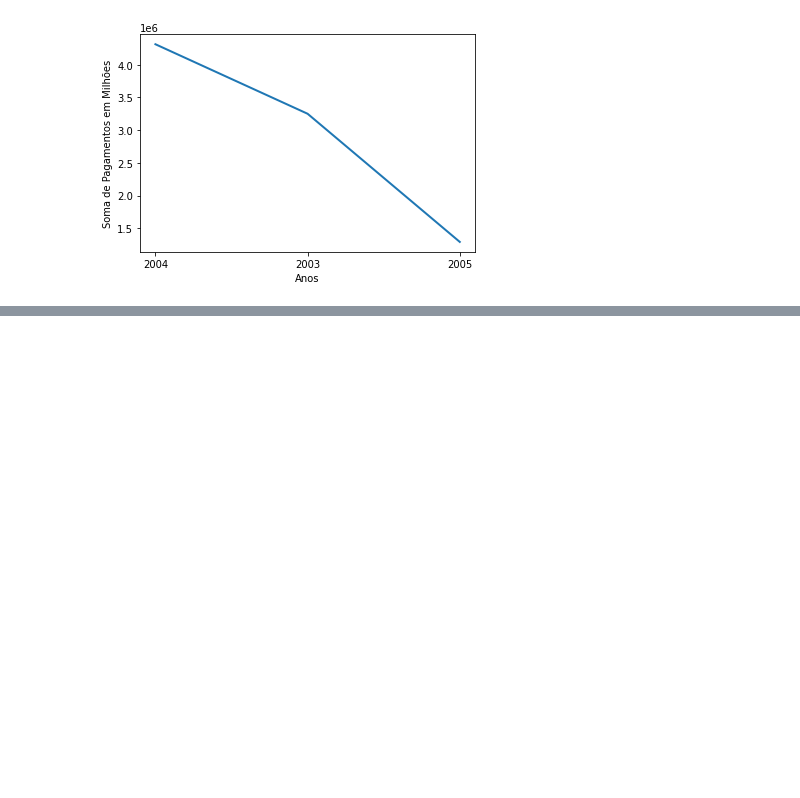
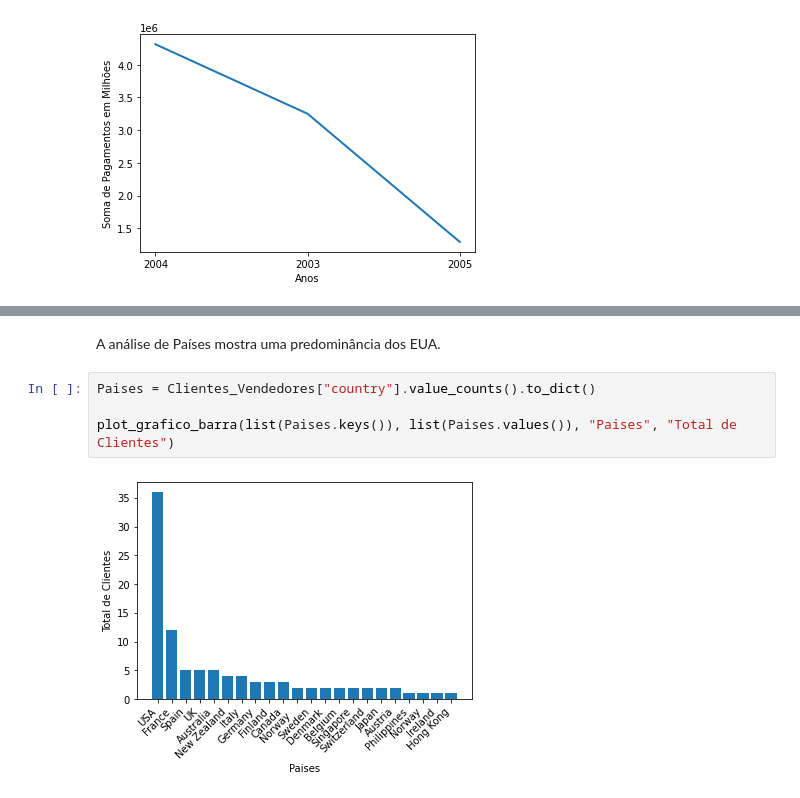
Before and after one commit to mrelero/sql-python-study, a Jupyter notebook: sql-connect-explore.ipynb, the cells around one changed output, grey strips where cells are left out. Cells and saved outputs as stored; diff of their text form; blank space fills up the shorter version.

```diff
--- a/sql-connect-explore.ipynb
+++ b/sql-connect-explore.ipynb
@@ -154,0 +232,8 @@ Com consulta de SQL entre as Tabelas Customers e Employees será relacionado qua
+# %% [markdown]
+A análise de Países mostra uma predominância dos EUA.
+# %%
+Paises = Clientes_Vendedores["country"].value_counts().to_dict()
+
+plot_grafico_barra(list(Paises.keys()), list(Paises.values()), "Paises", "Total de Clientes")
+# %% [output]
+[figure, added]
```
Also changed, not shown: parts of 7 cells of this notebook, 1 other file.
